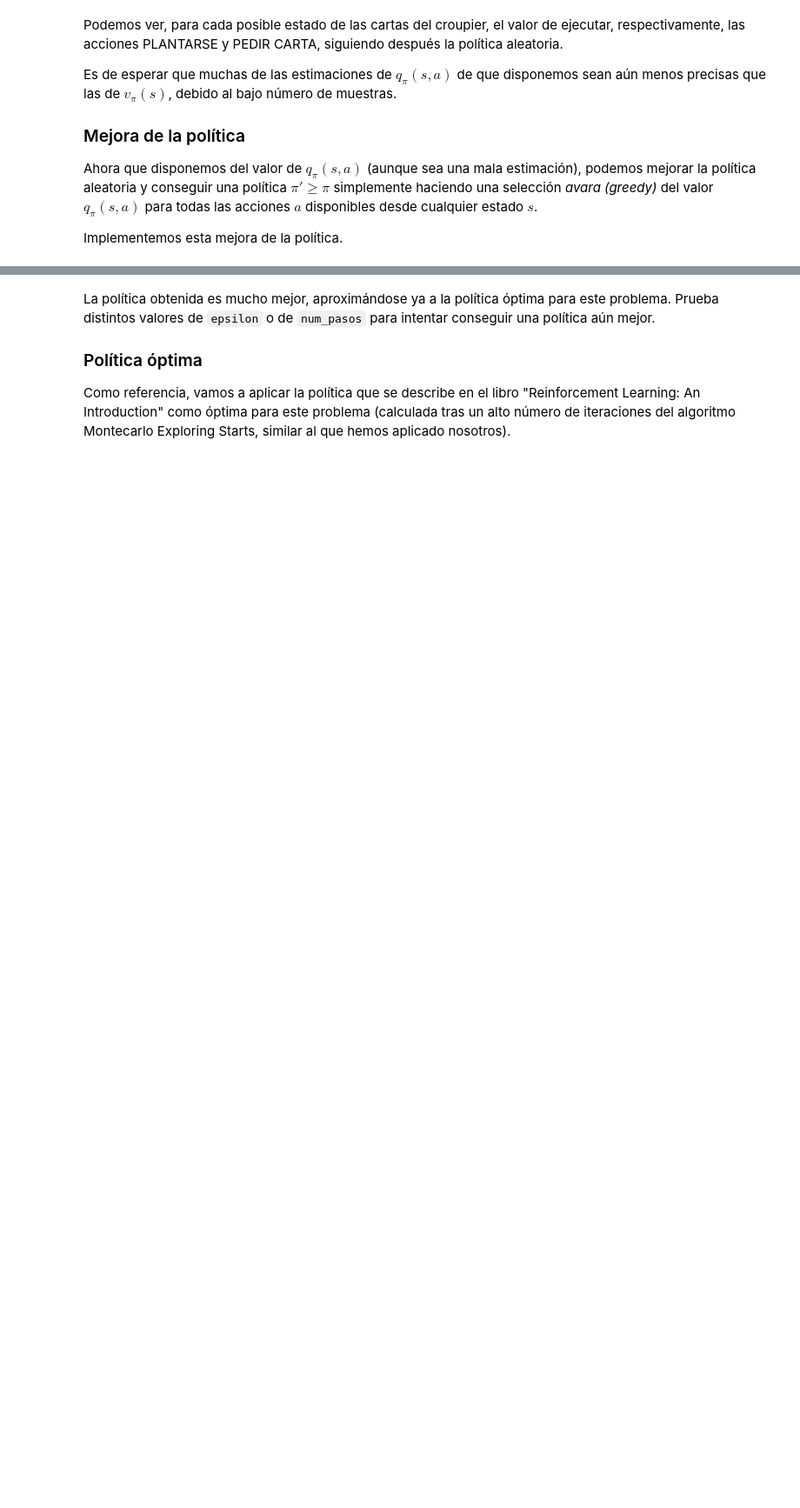
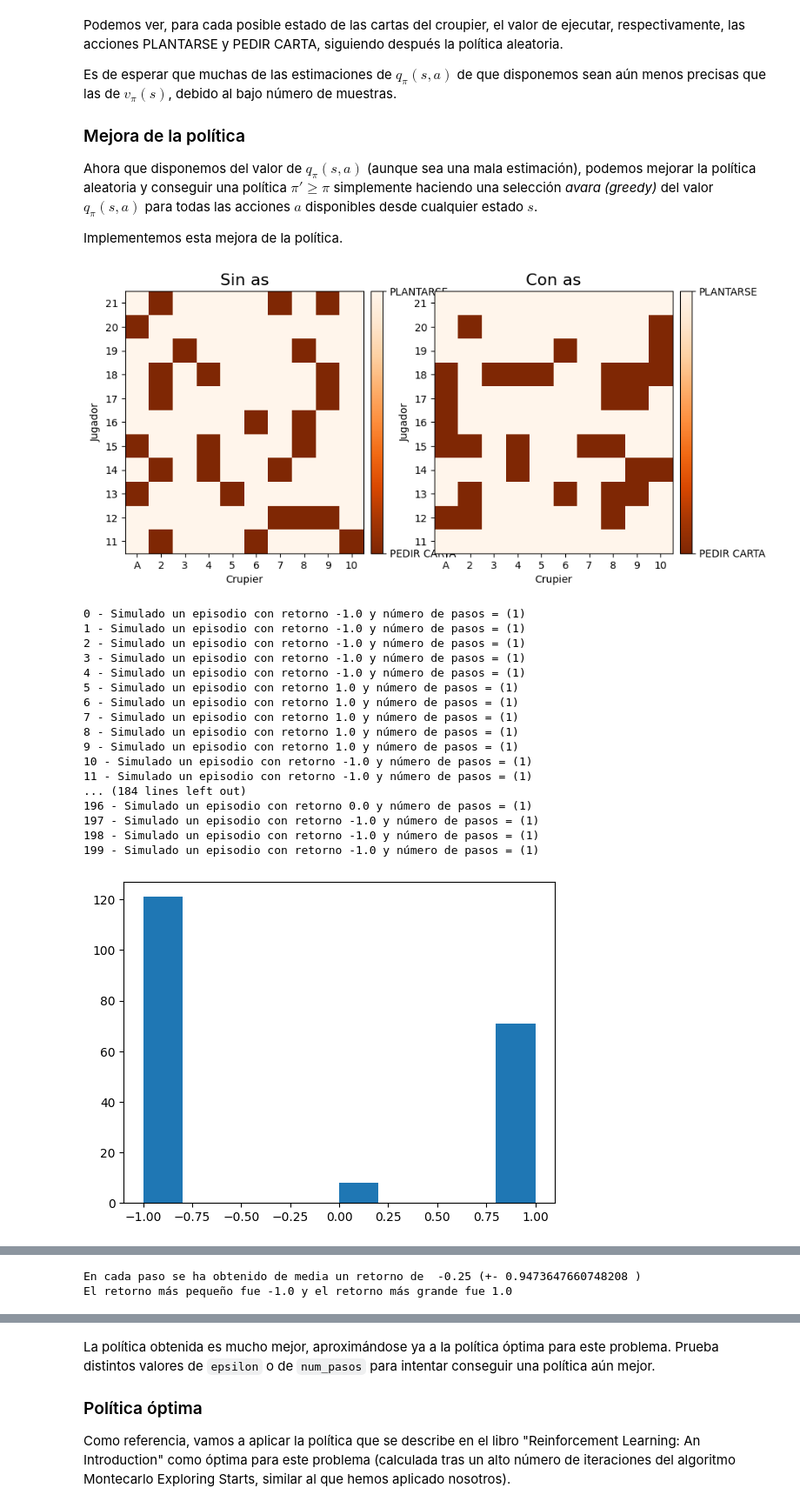
Before and after one commit to adriantinaquero/MAAAII_y_FPLN, a Jupyter notebook: MAAA II/PRÁCTICA 3/tutorial Montecarlo.ipynb, the cells around one changed output, grey strips where cells are left out. Shown at 87% size. Cells and saved outputs as stored; diff of their text form; code cells hidden in the pictures; blank space fills up the shorter version.

```diff
--- a/MAAA II/PRÁCTICA 3/tutorial Montecarlo.ipynb
+++ b/MAAA II/PRÁCTICA 3/tutorial Montecarlo.ipynb
@@ -341,9 +342,9 @@ GAMMA = 1.0 # En este problema no descontaremos las recompensas futuras a la hor
 def mc_evaluate(politica:np.ndarray, iteraciones:int = 2000) -> tuple[np.ndarray, np.ndarray]:
     #Initialize
     # TODO - Indica la shape del array que almacena v(s) para cada estado s
-    vs = np.zeros((32, 11, 2))        # (Suma jugador: 32, Carta crupier: 11, As utilizable: 2)
+    vs = np.zeros((21, 10, 2))        # (Suma jugador: 21, Carta crupier: 10, As utilizable: 2)
     # TODO - Indica la shape del array que almacena q(s,a) para cada par s,a
-    qsa = np.zeros((32, 11, 2, 2))    # (Suma jugador, Carta crupier, As utilizable, Acción: 2 [0: Plantarse, 1: Pedir])
+    qsa = np.zeros((21, 10, 2, 2))    # (Suma jugador, Carta crupier, As utilizable, Acción: 2 [0: Plantarse, 1: Pedir])
 
     # En returns tendremos una lista de retornos (inicialmente vacía) por cada par s,a
     retornos = []
@@ -375,16 +376,24 @@ def mc_evaluate(politica:np.ndarray, iteraciones:int = 2000) -> tuple[np.ndarray
             # TODO - Actualiza g según dicta el algoritmo
             g = recompensa + GAMMA * g
 
-            if estado not in estados_restantes:
-                # TODO - Añade g a los retornos de este par estado-acción (calcularemos todas las medias al final)
-                retornos[estado.puntuacion_jugador][estado.puntuacion_visible_crupier][estado.jugador_con_as][accion].append(g)
+            # if estado not in estados_restantes:
+            #     # TODO - Añade g a los retornos de este par estado-acción (calcularemos todas las medias al final)
+            #     retornos[estado.puntuacion_jugador-1][estado.puntuacion_visible_crupier-1][estado.jugador_con_as][accion].append(g)
+
+            if 1 <= estado.puntuacion_jugador <= 21 and 1 <= estado.puntuacion_visible_crupier <= 10:
+                if estado not in estados_restantes:
+                    retornos[estado.puntuacion_jugador-1][estado.puntuacion_visible_crupier-1][estado.jugador_con_as][accion].append(g)
+
 
     # Ahora calculamos los retornos medios
     for i in range(qsa.shape[0]):
         for j in range(qsa.shape[1]):
             for k in range(qsa.shape[2]):
                 for l in range(qsa.shape[3]):
-                    qsa[i,j,k,l] = np.mean(retornos[i][j][k][l])
+                    if len(retornos[i][j][k][l]) > 0:
+                        qsa[i,j,k,l] = np.mean(retornos[i][j][k][l])
+                    else:       # así evitamos que de NaN al hacer la media de una lista vacía
+                        qsa[i,j,k,l] = 0
                     vs[i,j,k] += politica[i,j,k,l] * qsa[i,j,k,l]
 
     return qsa, vs
@@ -451,10 +471,42 @@ Ahora que disponemos del valor de $q_\pi(s,a)$ (aunque sea una mala estimación)
 Implementemos esta mejora de la política.
 # %%
 # TODO - Recupera la función greedify_policy del notebook 6 y adáptala para que trabaje con q(s,a) en lugar de v(s)
+
 def crea_politica_avara(q_values: np.ndarray) -> np.ndarray:
-    ...
+
+    politica = np.zeros(q_values.shape)
+
+    for i in range(q_values.shape[0]):      # estados jugador
+        for j in range(q_values.shape[1]):  # estados crupier
+            for k in range(q_values.shape[2]):  # as usable
+                # acción con mayor Q(s,a)
+                mejor_accion = np.argmax(q_values[i, j, k, :])
+                politica[i, j, k, mejor_accion] = 1.0
+
+    return politica
+
 
 # Calculamos la nueva política a partir de los q_values que habíamos aproximado para la política aleatoria
 politica_mejorada = crea_politica_avara(q_values_aleatoria)
 dibuja_politica(politica_mejorada)
 comprueba_politica(politica_mejorada)
+# %% [output]
+[figure, added]
+0 - Simulado un episodio con retorno -1.0 y número de pasos = (1)
+1 - Simulado un episodio con retorno -1.0 y número de pasos = (1)
+2 - Simulado un episodio con retorno -1.0 y número de pasos = (1)
+3 - Simulado un episodio con retorno -1.0 y número de pasos = (1)
+4 - Simulado un episodio con retorno -1.0 y número de pasos = (1)
+5 - Simulado un episodio con retorno 1.0 y número de pasos = (1)
+6 - Simulado un episodio con retorno 1.0 y número de pasos = (1)
+7 - Simulado un episodio con retorno 1.0 y número de pasos = (1)
+8 - Simulado un episodio con retorno 1.0 y número de pasos = (1)
+9 - Simulado un episodio con retorno 1.0 y número de pasos = (1)
+10 - Simulado un episodio con retorno -1.0 y número de pasos = (1)
+11 - Simulado un episodio con retorno -1.0 y número de pasos = (1)
+... (184 lines left out)
+196 - Simulado un episodio con retorno 0.0 y número de pasos = (1)
+197 - Simulado un episodio con retorno -1.0 y número de pasos = (1)
+198 - Simulado un episodio con retorno -1.0 y número de pasos = (1)
+199 - Simulado un episodio con retorno -1.0 y número de pasos = (1)
+[figure, added]
@@ -461,3 +514,5 @@ comprueba_politica(politica_mejorada)
+En cada paso se ha obtenido de media un retorno de  -0.25 (+- 0.9473647660748208 )
+El retorno más pequeño fue -1.0 y el retorno más grande fue 1.0
 # %% [markdown]
 Se puede comprobar que la nueva política obtiene mejores resultados que la política aleatoria. Sin embargo, al visualizarla observamos que es bastante 'irregular', lo cual era de esperar conociendo el problema que tenían nuestras estimaciones de $q_\pi(s,a)$ (que utilizamos como fundamento para elegir la nueva política).
 
```
Also changed, not shown: parts of 10 cells of this notebook.
